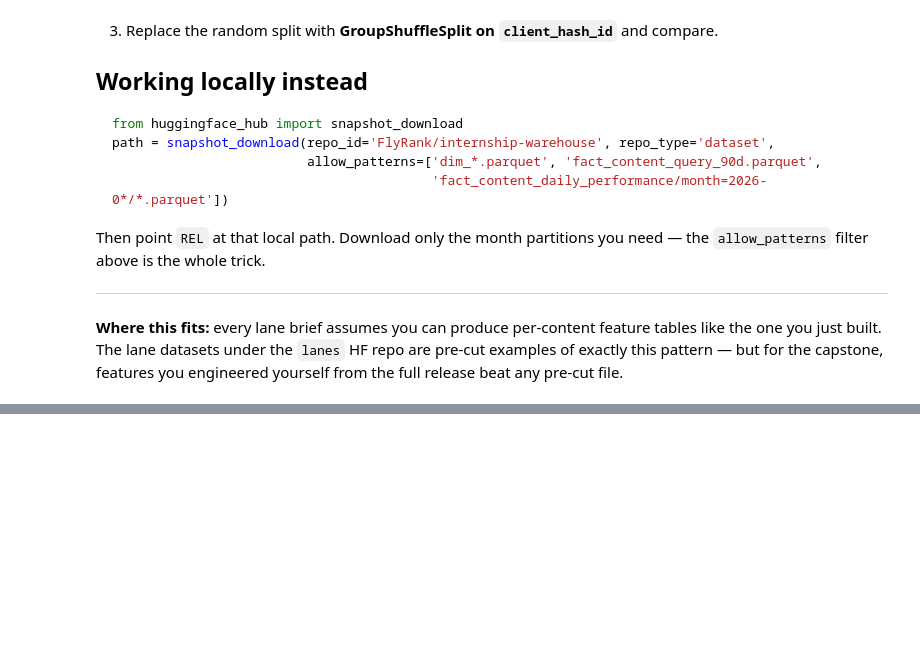
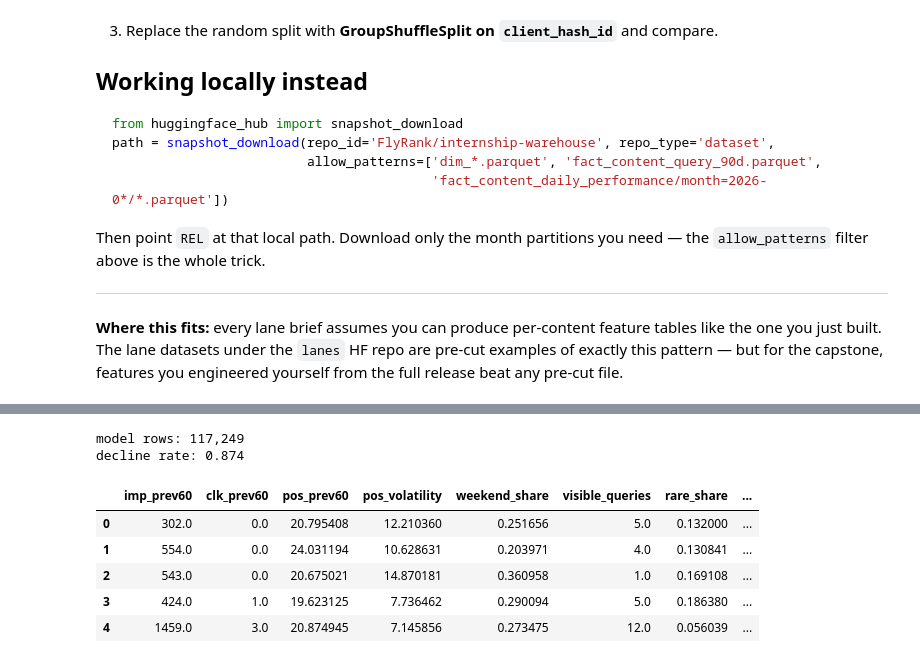
Before and after one commit to Fraz-Rasool/ML-Internship, a Jupyter notebook: notebooks/03_working_with_the_full_release.ipynb, the cells around one changed output, grey strips where cells are left out. Saved outputs shown, nothing was run; the diff lists cells and outputs as text; code cells hidden in the pictures; blank space fills up the shorter version.

```diff
--- a/notebooks/03_working_with_the_full_release.ipynb
+++ b/notebooks/03_working_with_the_full_release.ipynb
@@ -183,0 +281,25 @@ release beat any pre-cut file.
+# %%
+# 2) Join the query-level signals and define the prediction label.
+# Query-level fields are kept exactly as in the notebook's original feature table.
+data90 = features90.merge(qsignals, on='content_hash_id', how='left')
+data90['is_declining'] = (data90['imp_last30'] < 0.8 * data90['imp_prev60']).astype(int)
+
+feature_cols90 = [
+    'imp_prev60', 'clk_prev60', 'pos_prev60', 'pos_volatility',
+    'weekend_share', 'visible_queries', 'rare_share',
+    'anon_share', 'top_query_share'
+]
+
+model_data90 = data90.dropna(subset=feature_cols90 + ['client_hash_id'])
+print(f'model rows: {len(model_data90):,}')
+print(f'decline rate: {model_data90["is_declining"].mean():.3f}')
+model_data90[feature_cols90 + ['is_declining']].head()
+# %% [output]
+model rows: 117,249
+decline rate: 0.874
+|  | imp_prev60 | clk_prev60 | pos_prev60 | pos_volatility | weekend_share | visible_queries | rare_share | ... |
+| 0 | 302.0 | 0.0 | 20.795408 | 12.210360 | 0.251656 | 5.0 | 0.132000 | ... |
+| 1 | 554.0 | 0.0 | 24.031194 | 10.628631 | 0.203971 | 4.0 | 0.130841 | ... |
+| 2 | 543.0 | 0.0 | 20.675021 | 14.870181 | 0.360958 | 1.0 | 0.169108 | ... |
+| 3 | 424.0 | 1.0 | 19.623125 | 7.736462 | 0.290094 | 5.0 | 0.186380 | ... |
+| 4 | 1459.0 | 3.0 | 20.874945 | 7.145856 | 0.273475 | 12.0 | 0.056039 | ... |
```
Also changed, not shown: parts of 9 cells of this notebook.
